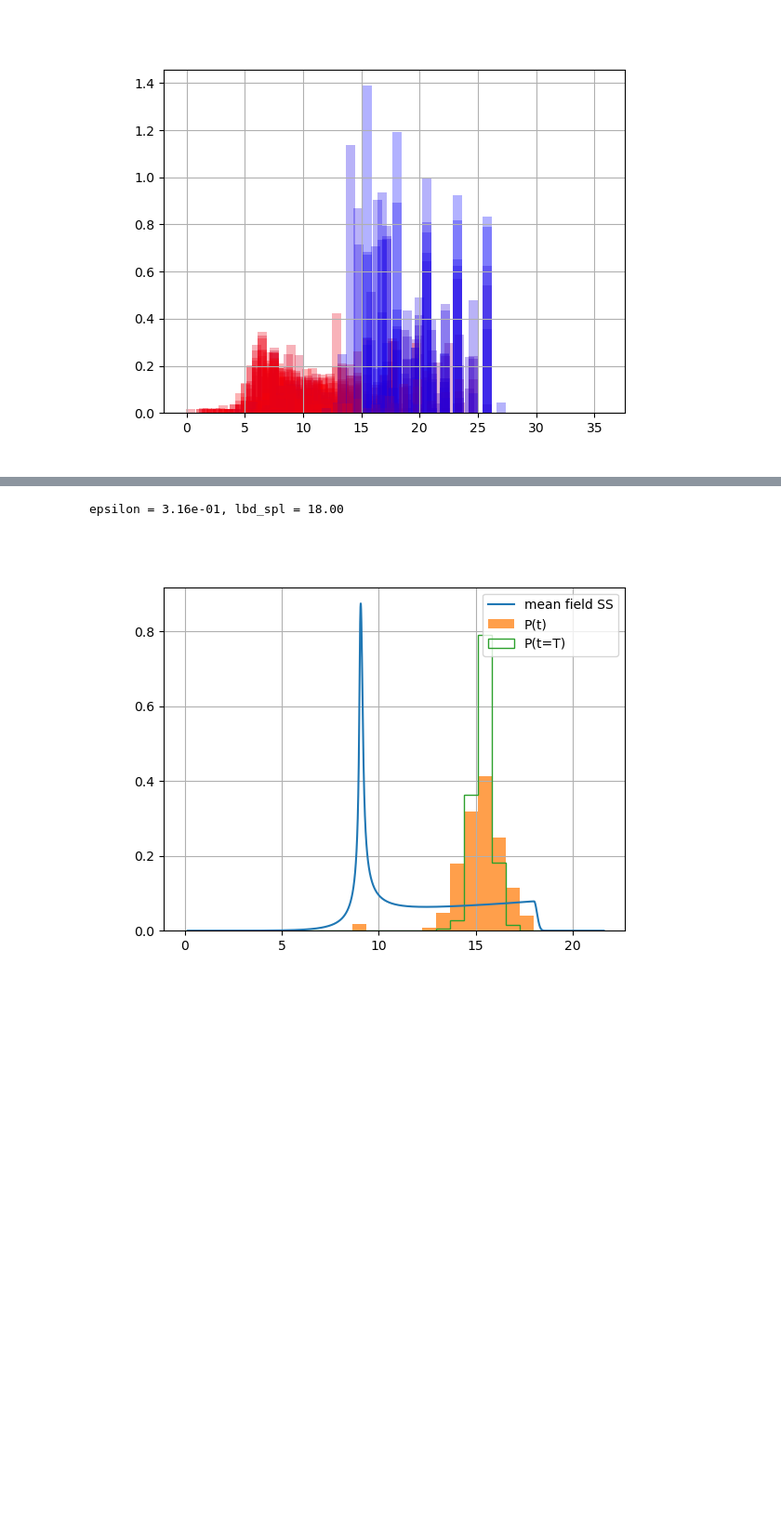
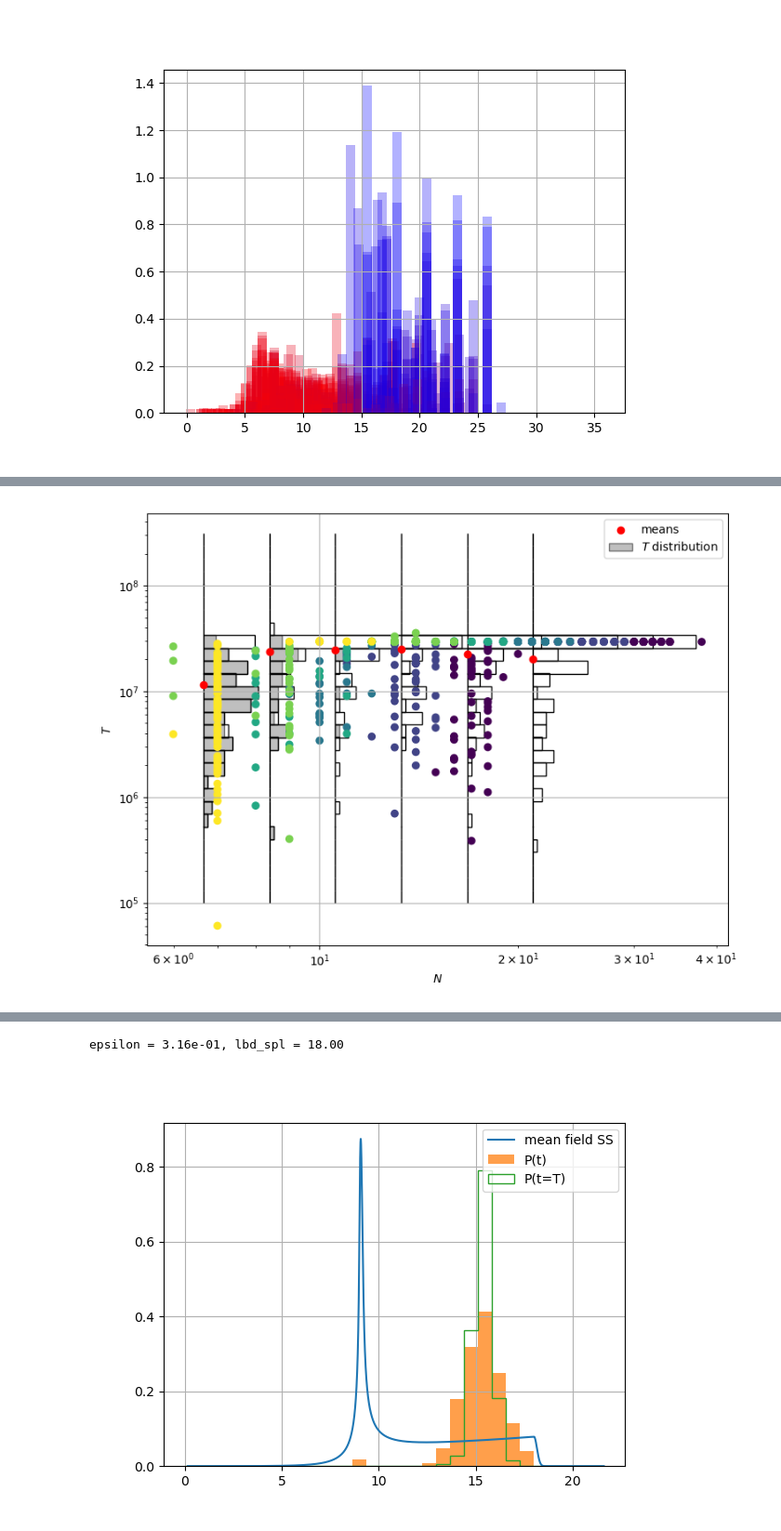
Before and after one commit to dknatan/KS_data_analysis, a Jupyter notebook: peaks_analysis/interacting_stoch_particles.ipynb, the cells around one changed output, grey strips where cells are left out. Shown at 93% size. Cells and saved outputs as stored; diff of their text form; code cells hidden in the pictures; blank space fills up the shorter version.

```diff
--- a/peaks_analysis/interacting_stoch_particles.ipynb
+++ b/peaks_analysis/interacting_stoch_particles.ipynb
@@ -793,0 +397,49 @@ plt.show()
+# %%
+n_sweep = 6
+n_repeat = 5
+n_jobs = 20
+end_time_array_full = np.zeros((n_sweep, n_repeat * n_jobs))
+end_bool_array_full = np.zeros((n_sweep, n_repeat * n_jobs))
+end_N_array_full = np.zeros((n_sweep, n_repeat * n_jobs))
+
+lbd_spl = 15
+L_full_range = np.logspace(2.5, 2, n_sweep, endpoint=True)
+
+for i in range(n_jobs):
+    file = np.load(f"/scratch/n/Natan.Dominko/equi_time_sweep_slurm/outfiles/equi_time_results_{i+1}.npz")
+    end_time_array = file['end_time_array']
+    end_bool_array = file['end_bool_array']
+    end_N_array = file['end_N_array']
+    end_time_array_full[:, n_repeat*i:n_repeat*(i+1)] = end_time_array
+    end_bool_array_full[:, n_repeat*i:n_repeat*(i+1)] = end_bool_array
+    end_N_array_full[:, n_repeat*i:n_repeat*(i+1)] = end_N_array
+
+
+fig, ax = plt.subplots(figsize=(8,6))
+for i in range(np.shape(end_time_array_full)[0]):
+    mask = np.logical_and(end_time_array_full[i,:]>1e3, end_bool_array_full[i,:])
+    _factor = 1000
+    bin_edges = np.logspace(5, 8.5, 30)
+    bin_centers = np.sqrt(bin_edges[1:]*bin_edges[:-1])
+    ax.barh(bin_centers, width=np.histogram(end_time_array_full[i,mask], bins=bin_edges)[0]*L_full_range[i]/_factor, left=L_full_range[i]/lbd_spl, height=np.diff(bin_edges), color='grey', alpha=0.5, edgecolor='k', zorder=-10, label='$T$ distribution' if i==0 else '')
+    ax.barh(bin_centers, width=np.histogram(end_time_array_full[i, :], bins=bin_edges)[0]*L_full_range[i]/_factor, left=L_full_range[i]/lbd_spl, height=np.diff(bin_edges), color=(0, 0, 1, 0), edgecolor='k', zorder=-10)
+
+ax.scatter(end_N_array_full, end_time_array_full, c=np.repeat(np.arange(n_sweep).T, n_repeat*n_jobs))
+ax.scatter(L_full_range/lbd_spl, np.mean(end_time_array_full, axis=1), c='r', label='means')
+# ax.fill_between(L_fulls_tilde/lbd_spl, tms_means-np.sqrt(tms_vars/num_repeat), tms_means+np.sqrt(tms_vars/num_repeat), color='r', alpha=0.3)
+
+# from scipy.optimize import curve_fit
+# slice = np.arange(len(L_fulls_tilde))[:11]
+# (a, b), errs = curve_fit(lambda x, _a, _b :_a*x + _b, np.log10(L_fulls_tilde/lbd_spl)[slice], np.log10(tms_means)[slice], p0=(1.0, 5.0), sigma=np.sqrt(tms_vars/num_repeat)[slice])
+# ax.plot(L_fulls_tilde[slice]/lbd_spl, (L_fulls_tilde[slice]/lbd_spl)**a * 10**b, 'b', label=f'linear fit')
+ax.set_ylabel('$T$')
+ax.set_xlabel('$N$')
+# ax.set_title(f'Fit: \t $\log T \propto ({a:.2f} \pm$ {np.sqrt(errs[0][0]):.2f}) $\log N$')
+ax.set_xscale('log')
+ax.set_yscale('log')
+ax.legend()
+ax.grid()
+plt.tight_layout()
+plt.show()
+# %% [output]
+[figure, added]
```
Also changed, not shown: parts of 56 cells of this notebook.
